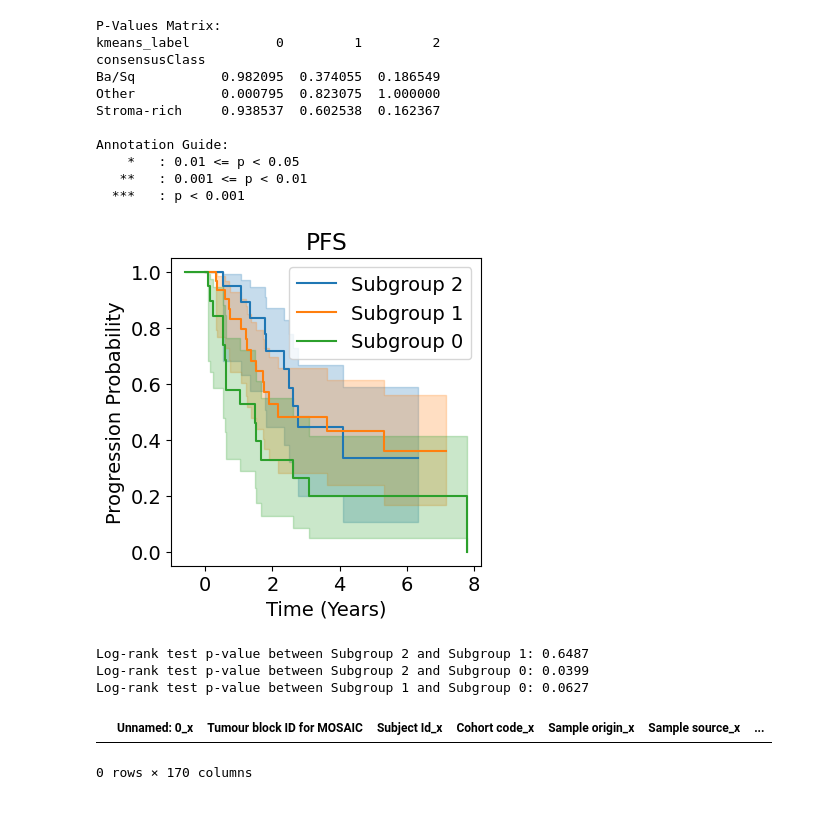
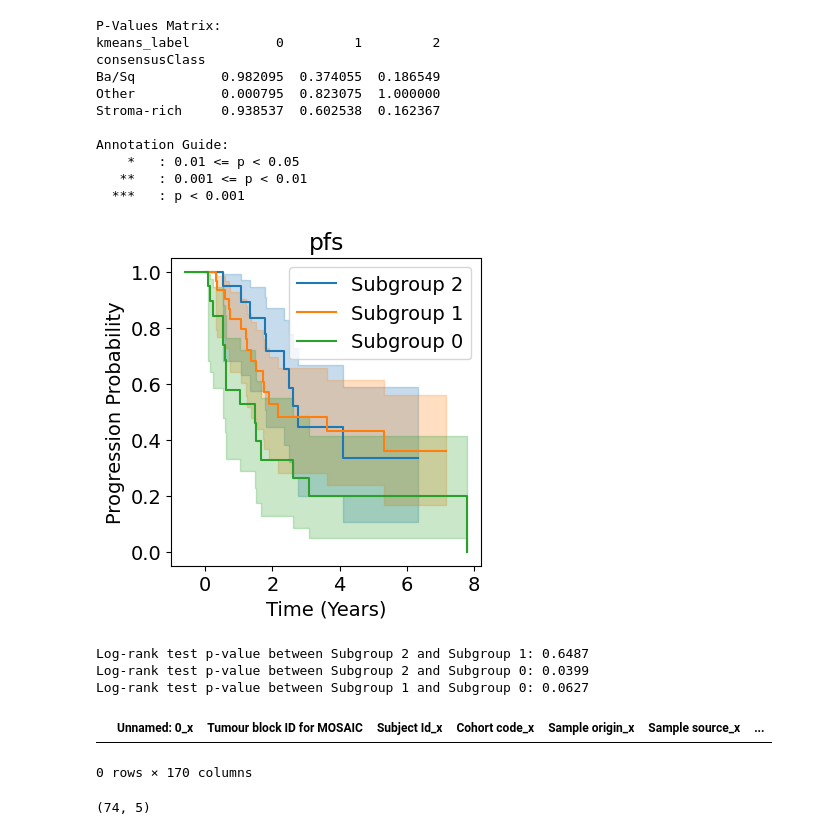
Before and after one commit to owkin/cytocommunity_ofta, a Jupyter notebook: cytocommunity_ofta/fractions/stability_subgroups.ipynb, the cells around one changed output. Drawn from its saved outputs; the diff is of its cells as text; code cells hidden in the pictures.

```diff
--- a/cytocommunity_ofta/fractions/stability_subgroups.ipynb
+++ b/cytocommunity_ofta/fractions/stability_subgroups.ipynb
@@ -420,5 +405,4 @@ df_subgroups
 # %%
-import pandas as pd
 import seaborn as sns
 import matplotlib.pyplot as plt
 from scipy.stats import hypergeom
@@ -426,7 +410,7 @@ import numpy as np
 plt.rcParams.update({'font.size': 14})
 
 # Create contingency table
-contingency_table = df_subgroups.crosstab(df_subgroups['consensusClass'], df['kmeans_label'])
+contingency_table =  pd.crosstab(df_subgroups['consensusClass'], df_subgroups['kmeans_label'])
 
 # Total number of samples
 N = df_subgroups.shape[0]
@@ -530,35 +514,35 @@ for subgroup in subgroups:
     kmf.plot_survival_function()
 
 # Add labels and title
-plt.title('PFS')
+plt.title(outcome)
 plt.xlabel('Time (Years)')
 plt.ylabel('Progression Probability')
 plt.legend()
 
 # Display the plot
 plt.show()
 
 # Perform pairwise log-rank tests (1v1 comparisons between each subgroup)
 p_values = []
 for i in range(len(subgroups)):
     for j in range(i + 1, len(subgroups)):
         subgroup_1 = subgroups[i]
         subgroup_2 = subgroups[j]
 
         data_1 = df_km[df_km['kmeans_label'] == subgroup_1]
         data_2 = df_km[df_km['kmeans_label'] == subgroup_2]
 
         # Perform the log-rank test
         result = logrank_test(data_1[outcome+'_years'], data_2[outcome+'_years'], event_observed_A=data_1[outcome+'_censor'], event_observed_B=data_2[outcome+'_censor'])
 
         # Append the p-value for this comparison rounded to 4 digits
         p_values.append((subgroup_1, subgroup_2, round(result.p_value, 4)))
 
 # Display p-values for each comparison, rounded to 4 digits
 for subgroup_1, subgroup_2, p_value in p_values:
     print(f"Log-rank test p-value between Subgroup {subgroup_1} and Subgroup {subgroup_2}: {p_value:.4f}")
 # %% [output]
-[figure, old version]
+[figure, new version]
 Log-rank test p-value between Subgroup 2 and Subgroup 1: 0.6487
 Log-rank test p-value between Subgroup 2 and Subgroup 0: 0.0399
 Log-rank test p-value between Subgroup 1 and Subgroup 0: 0.0627
@@ -567,3 +551,7 @@ df_km
 # %% [output]
 |  | Unnamed: 0_x | Tumour block ID for MOSAIC | Subject Id_x | Cohort code_x | Sample origin_x | Sample source_x | ... |
 0 rows × 170 columns
+# %%
+freq_all.shape
+# %% [output]
+(74, 5)
```
Also changed, not shown: parts of 7 cells of this notebook, 1 other file.
